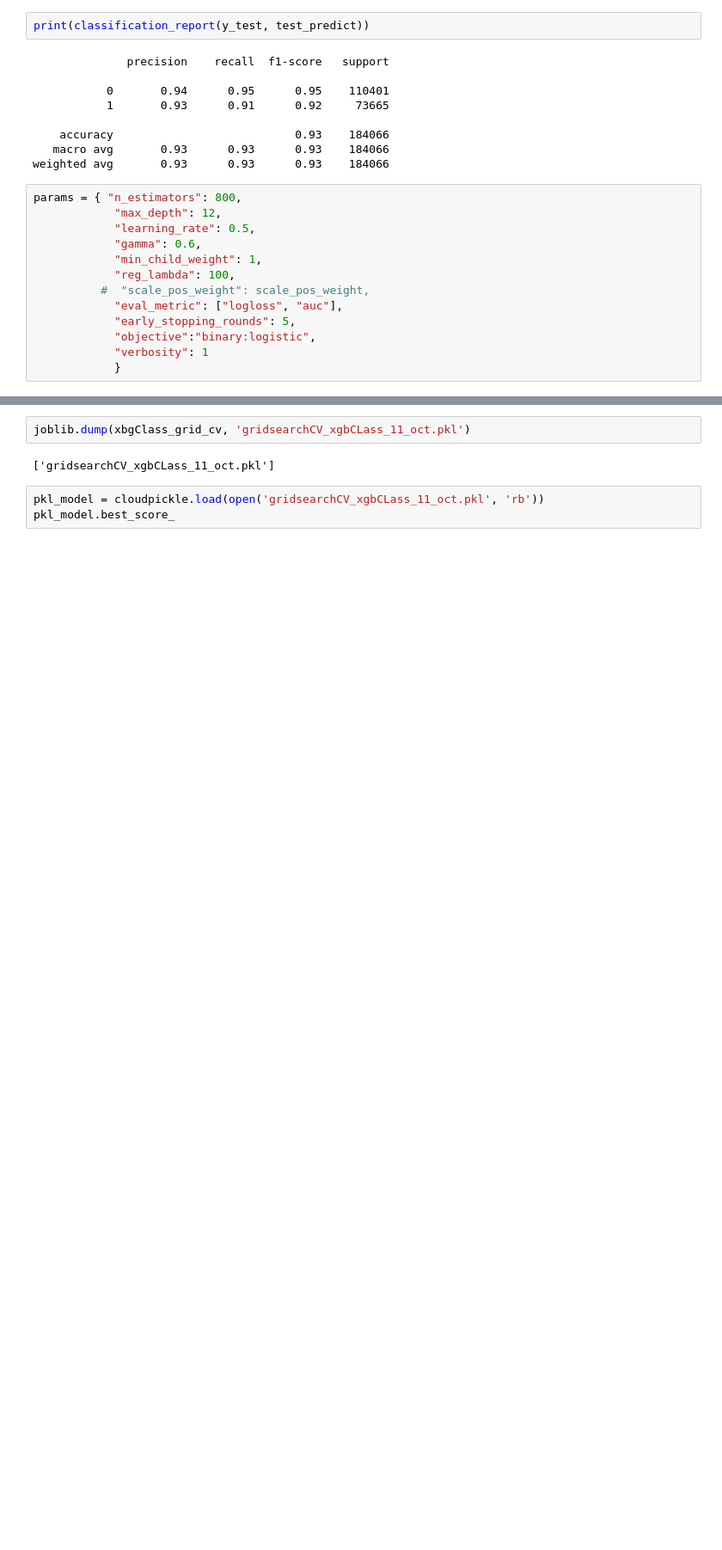
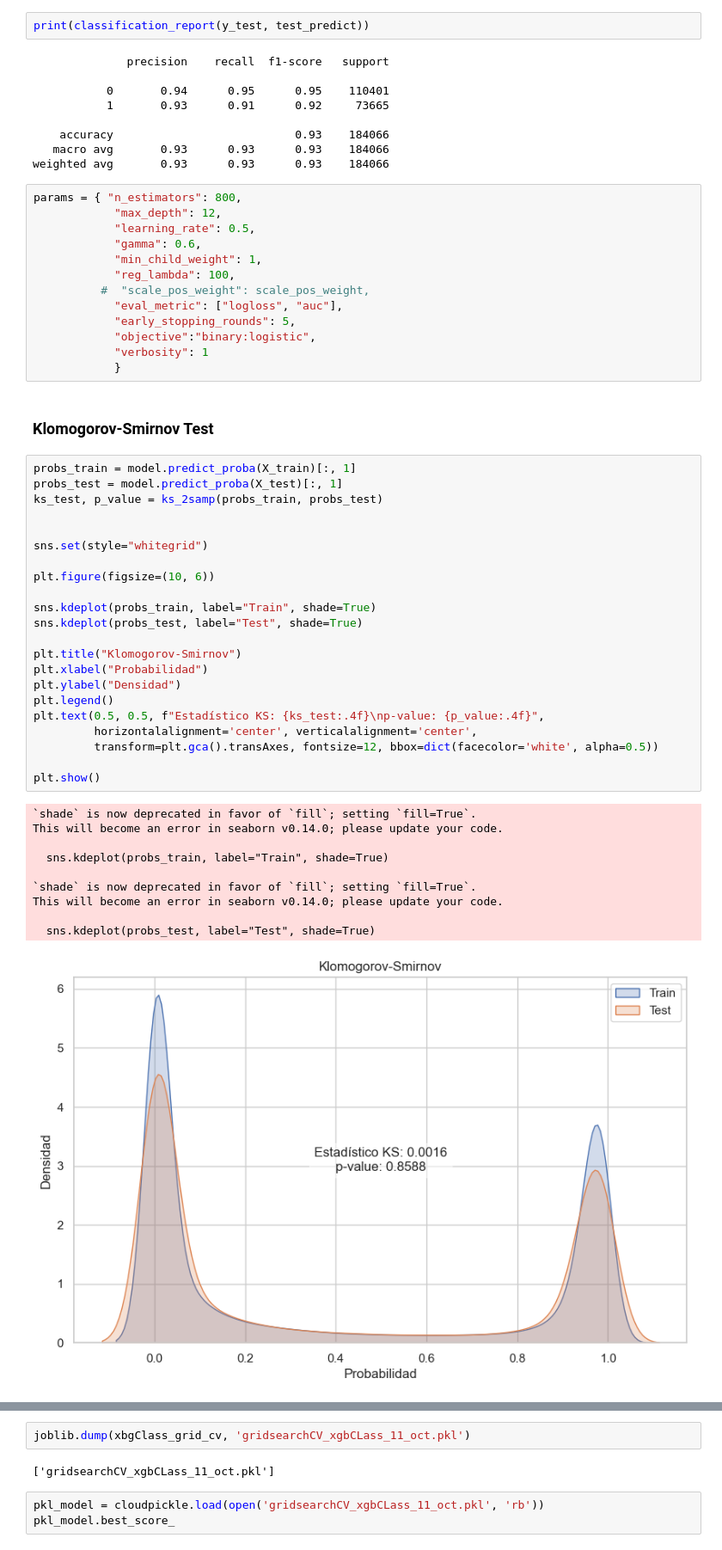
Before and after one commit to Cyankavvv/dark_photon_production, a Jupyter notebook: ml.ipynb, the cells around one changed output, grey strips where cells are left out. Shown: that part at 86% size. Cells and saved outputs as stored; diff of their text form; blank space fills up the shorter version.

```diff
--- a/ml.ipynb
+++ b/ml.ipynb
@@ -236,3 +238,38 @@ params = { "n_estimators": 800,
             "objective":"binary:logistic",
             "verbosity": 1
             }
+# %% [markdown]
+### Klomogorov-Smirnov Test
+# %%
+probs_train = model.predict_proba(X_train)[:, 1]
+probs_test = model.predict_proba(X_test)[:, 1]
+ks_test, p_value = ks_2samp(probs_train, probs_test)
+
+
+sns.set(style="whitegrid")
+
+plt.figure(figsize=(10, 6))
+
+sns.kdeplot(probs_train, label="Train", shade=True)
+sns.kdeplot(probs_test, label="Test", shade=True)
+
+plt.title("Klomogorov-Smirnov")
+plt.xlabel("Probabilidad")
+plt.ylabel("Densidad")
+plt.legend()
+plt.text(0.5, 0.5, f"Estadístico KS: {ks_test:.4f}\np-value: {p_value:.4f}",
+         horizontalalignment='center', verticalalignment='center',
+         transform=plt.gca().transAxes, fontsize=12, bbox=dict(facecolor='white', alpha=0.5))
+
+plt.show()
+# %% [output]
+`shade` is now deprecated in favor of `fill`; setting `fill=True`.
+This will become an error in seaborn v0.14.0; please update your code.
+
+  sns.kdeplot(probs_train, label="Train", shade=True)
+
+`shade` is now deprecated in favor of `fill`; setting `fill=True`.
+This will become an error in seaborn v0.14.0; please update your code.
+
+  sns.kdeplot(probs_test, label="Test", shade=True)
+[figure, added]
```
Also changed, not shown: parts of 10 cells of this notebook, 4 other files.
